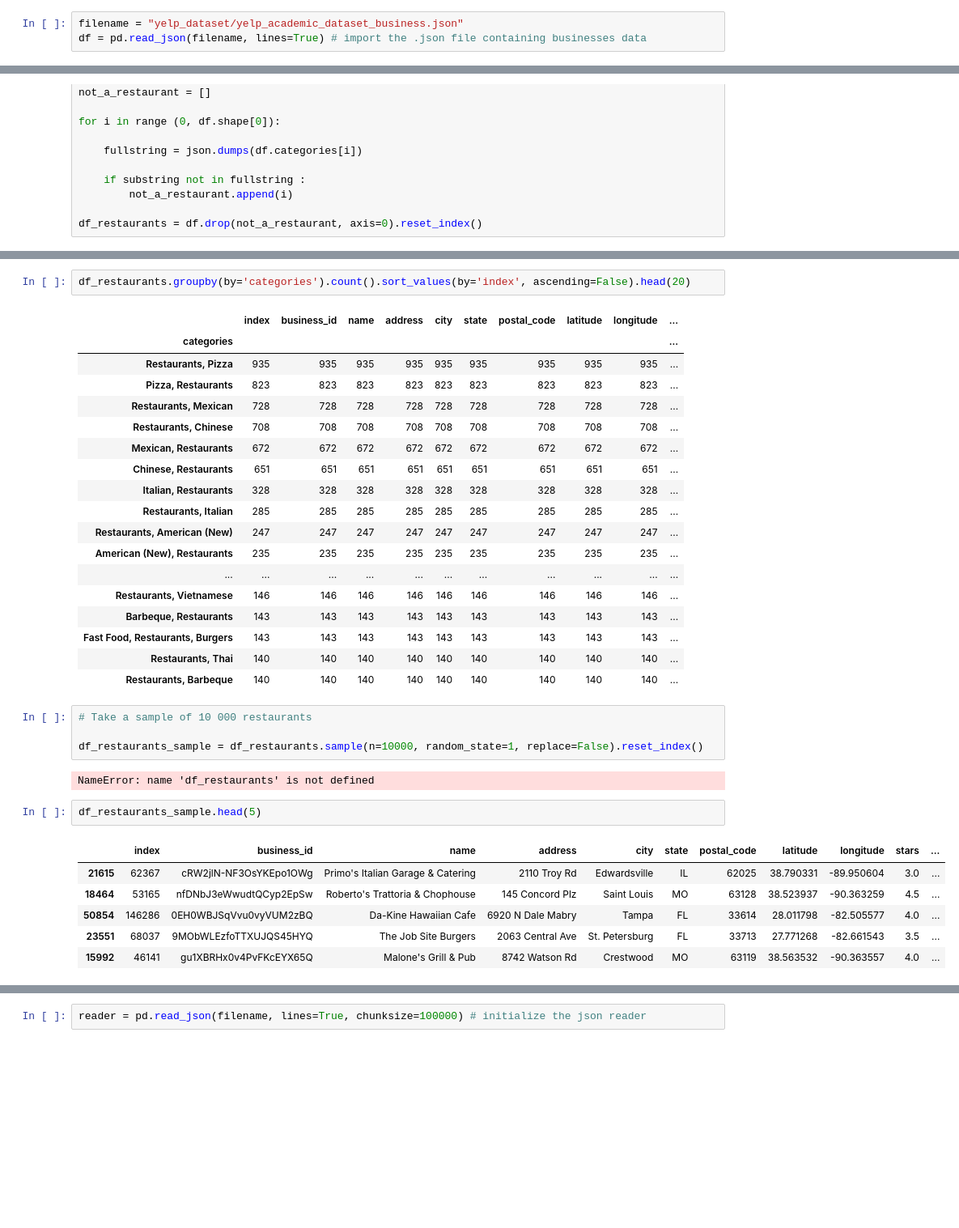
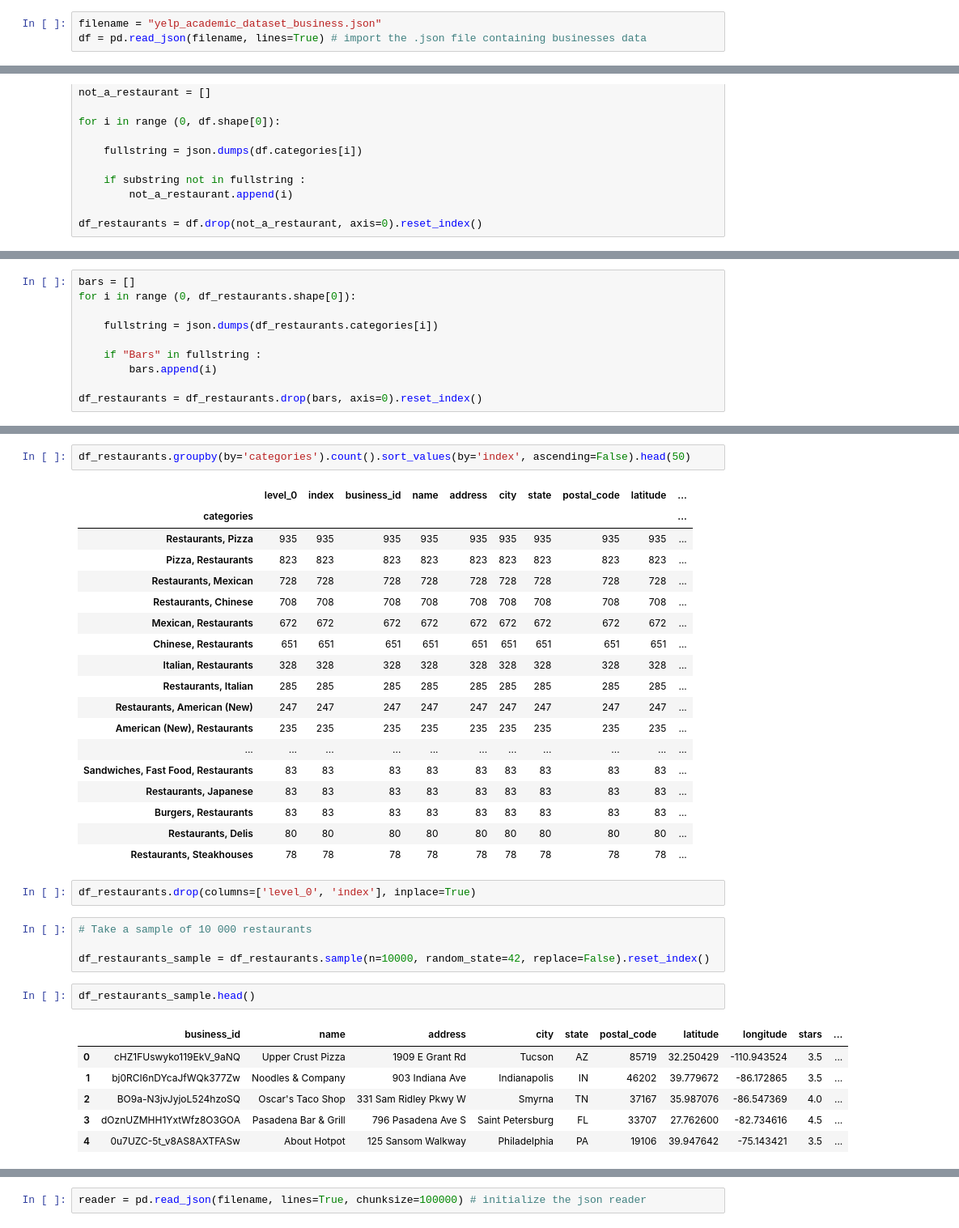
Before and after one commit to katrinmisel/cv_nlp, a Jupyter notebook: notebook_2_text_cleaning.ipynb, the cells around one changed output, grey strips where cells are left out. Shown at 81% size. Saved outputs shown, nothing was run; the diff lists cells and outputs as text; blank space fills up the shorter version.

```diff
--- a/notebook_2_text_cleaning.ipynb
+++ b/notebook_2_text_cleaning.ipynb
@@ -9,6 +9,6 @@ import json # to read the JSON file from Yelp
 import warnings
 warnings.filterwarnings('ignore')
 # %%
-filename = "yelp_dataset/yelp_academic_dataset_business.json"
+filename = "yelp_academic_dataset_business.json"
 df = pd.read_json(filename, lines=True) # import the .json file containing businesses data
 # %%
@@ -58,0 +64,10 @@ df_restaurants = df.drop(not_a_restaurant, axis=0).reset_index()
+# %%
+bars = []
+for i in range (0, df_restaurants.shape[0]):
+
+    fullstring = json.dumps(df_restaurants.categories[i])
+
+    if "Bars" in fullstring :
+        bars.append(i)
+
+df_restaurants = df_restaurants.drop(bars, axis=0).reset_index()
@@ -63,7 +82,7 @@ print(f"The dataset contains {df.shape[0]} businesses of which {df_restaurants.s
 # %%
-df_restaurants.groupby(by='categories').count().sort_values(by='index', ascending=False).head(20)
+df_restaurants.groupby(by='categories').count().sort_values(by='index', ascending=False).head(50)
 # %% [output]
-|  | index | business_id | name | address | city | state | postal_code | latitude | longitude | ... |
+|  | level_0 | index | business_id | name | address | city | state | postal_code | latitude | ... |
 | categories |  |  |  |  |  |  |  |  |  | ... |
 | Restaurants, Pizza | 935 | 935 | 935 | 935 | 935 | 935 | 935 | 935 | 935 | ... |
 | Pizza, Restaurants | 823 | 823 | 823 | 823 | 823 | 823 | 823 | 823 | 823 | ... |
@@ -76,24 +95,24 @@ df_restaurants.groupby(by='categories').count().sort_values(by='index', ascendin
 | Restaurants, American (New) | 247 | 247 | 247 | 247 | 247 | 247 | 247 | 247 | 247 | ... |
 | American (New), Restaurants | 235 | 235 | 235 | 235 | 235 | 235 | 235 | 235 | 235 | ... |
 | ... | ... | ... | ... | ... | ... | ... | ... | ... | ... | ... |
-| Restaurants, Vietnamese | 146 | 146 | 146 | 146 | 146 | 146 | 146 | 146 | 146 | ... |
-| Barbeque, Restaurants | 143 | 143 | 143 | 143 | 143 | 143 | 143 | 143 | 143 | ... |
-| Fast Food, Restaurants, Burgers | 143 | 143 | 143 | 143 | 143 | 143 | 143 | 143 | 143 | ... |
-| Restaurants, Thai | 140 | 140 | 140 | 140 | 140 | 140 | 140 | 140 | 140 | ... |
-| Restaurants, Barbeque | 140 | 140 | 140 | 140 | 140 | 140 | 140 | 140 | 140 | ... |
+| Sandwiches, Fast Food, Restaurants | 83 | 83 | 83 | 83 | 83 | 83 | 83 | 83 | 83 | ... |
+| Restaurants, Japanese | 83 | 83 | 83 | 83 | 83 | 83 | 83 | 83 | 83 | ... |
+| Burgers, Restaurants | 83 | 83 | 83 | 83 | 83 | 83 | 83 | 83 | 83 | ... |
+| Restaurants, Delis | 80 | 80 | 80 | 80 | 80 | 80 | 80 | 80 | 80 | ... |
+| Restaurants, Steakhouses | 78 | 78 | 78 | 78 | 78 | 78 | 78 | 78 | 78 | ... |
+# %%
+df_restaurants.drop(columns=['level_0', 'index'], inplace=True)
 # %%
 # Take a sample of 10 000 restaurants
 
-df_restaurants_sample = df_restaurants.sample(n=10000, random_state=1, replace=False).reset_index()
+df_restaurants_sample = df_restaurants.sample(n=10000, random_state=42, replace=False).reset_index()
-# %% [output]
-NameError: name 'df_restaurants' is not defined
 # %%
-df_restaurants_sample.head(5)
+df_restaurants_sample.head()
 # %% [output]
-|  | index | business_id | name | address | city | state | postal_code | latitude | longitude | stars | ... |
-| 21615 | 62367 | cRW2jlN-NF3OsYKEpo1OWg | Primo's Italian Garage & Catering | 2110 Troy Rd | Edwardsville | IL | 62025 | 38.790331 | -89.950604 | 3.0 | ... |
-| 18464 | 53165 | nfDNbJ3eWwudtQCyp2EpSw | Roberto's Trattoria & Chophouse | 145 Concord Plz | Saint Louis | MO | 63128 | 38.523937 | -90.363259 | 4.5 | ... |
-| 50854 | 146286 | 0EH0WBJSqVvu0vyVUM2zBQ | Da-Kine Hawaiian Cafe | 6920 N Dale Mabry | Tampa | FL | 33614 | 28.011798 | -82.505577 | 4.0 | ... |
-| 23551 | 68037 | 9MObWLEzfoTTXUJQS45HYQ | The Job Site Burgers | 2063 Central Ave | St. Petersburg | FL | 33713 | 27.771268 | -82.661543 | 3.5 | ... |
-| 15992 | 46141 | gu1XBRHx0v4PvFKcEYX65Q | Malone's Grill & Pub | 8742 Watson Rd | Crestwood | MO | 63119 | 38.563532 | -90.363557 | 4.0 | ... |
+|  | business_id | name | address | city | state | postal_code | latitude | longitude | stars | ... |
+| 0 | cHZ1FUswyko119EkV_9aNQ | Upper Crust Pizza | 1909 E Grant Rd | Tucson | AZ | 85719 | 32.250429 | -110.943524 | 3.5 | ... |
+| 1 | bj0RCI6nDYcaJfWQk377Zw | Noodles & Company | 903 Indiana Ave | Indianapolis | IN | 46202 | 39.779672 | -86.172865 | 3.5 | ... |
+| 2 | BO9a-N3jvJyjoL524hzoSQ | Oscar's Taco Shop | 331 Sam Ridley Pkwy W | Smyrna | TN | 37167 | 35.987076 | -86.547369 | 4.0 | ... |
+| 3 | dOznUZMHH1YxtWfz8O3GOA | Pasadena Bar & Grill | 796 Pasadena Ave S | Saint Petersburg | FL | 33707 | 27.762600 | -82.734616 | 4.5 | ... |
+| 4 | 0u7UZC-5t_v8AS8AXTFASw | About Hotpot | 125 Sansom Walkway | Philadelphia | PA | 19106 | 39.947642 | -75.143421 | 3.5 | ... |
 # %%
```
Also changed, not shown: parts of 11 cells of this notebook, 8 other files.
